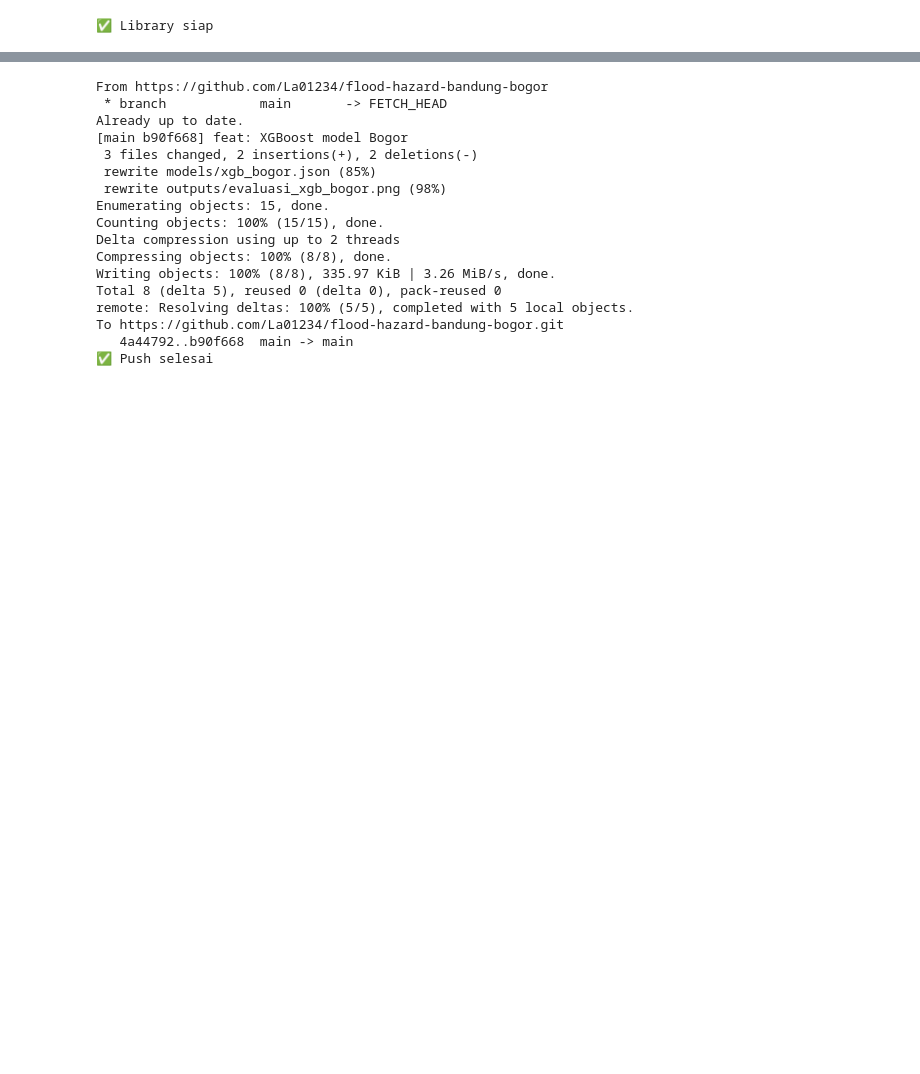
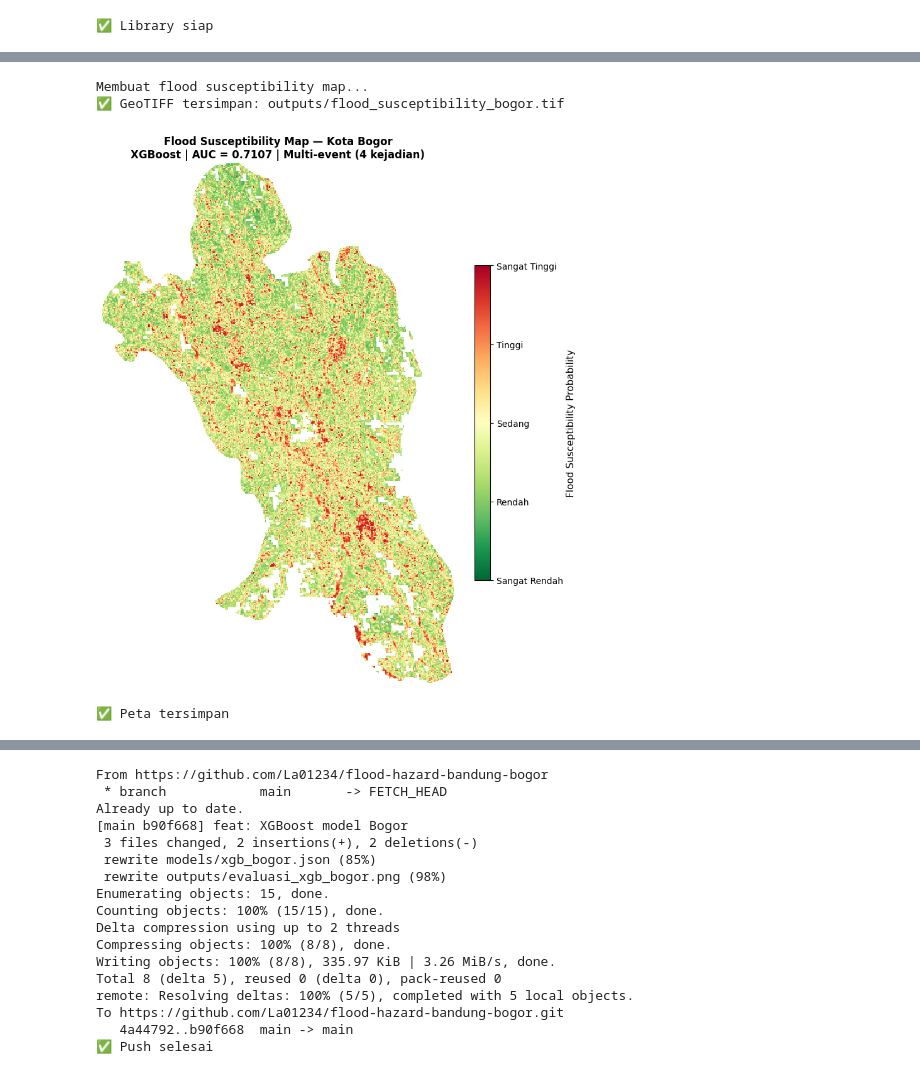
Before and after one commit to La01234/flood-hazard-bandung-bogor, a Jupyter notebook: notebooks/B_bogor_xgb.ipynb, the cells around one changed output, grey strips where cells are left out. Cells and saved outputs as stored; diff of their text form; code cells hidden in the pictures; blank space fills up the shorter version.

```diff
--- a/notebooks/B_bogor_xgb.ipynb
+++ b/notebooks/B_bogor_xgb.ipynb
@@ -440,0 +512,68 @@ print(f"   Ukuran: {os.path.getsize(f'models/xgb_{CITY}.json')/1e6:.1f} MB")
+# %%
+print("Membuat flood susceptibility map...")
+
+with rasterio.open(f'data/raw/flood_features_{CITY}_v2.tif') as src:
+    data_full = src.read()
+    profile   = src.profile
+
+n_bands, height, width = data_full.shape
+flat_all = data_full.reshape(n_bands, -1).T
+df_all   = pd.DataFrame(flat_all, columns=band_names)
+
+X_all       = df_all[feature_cols_model].values
+X_all_clean = pd.DataFrame(X_all, columns=feature_cols_model)
+X_all_clean.replace([np.inf, -np.inf], np.nan, inplace=True)
+for col in feature_cols_model:
+    med = df[col].median()
+    X_all_clean[col] = X_all_clean[col].fillna(med)
+
+valid_mask = ~X_all_clean.isnull().any(axis=1).values
+proba_map  = np.full(len(df_all), np.nan)
+proba_map[valid_mask] = best_xgb.predict_proba(
+    X_all_clean.values[valid_mask]
+)[:, 1]
+
+study_flat = df_all['study_mask'].values
+proba_map[study_flat != 1] = np.nan
+
+proba_2d = proba_map.reshape(height, width)
+
+out_profile = profile.copy()
+out_profile.update(count=1, dtype='float32', nodata=-9999)
+
+out_tif = f'outputs/flood_susceptibility_{CITY}.tif'
+with rasterio.open(out_tif, 'w', **out_profile) as dst:
+    proba_out = np.where(np.isnan(proba_2d), -9999, proba_2d).astype('float32')
+    dst.write(proba_out, 1)
+
+print(f"✅ GeoTIFF tersimpan: {out_tif}")
+# %% [output]
+Membuat flood susceptibility map...
+✅ GeoTIFF tersimpan: outputs/flood_susceptibility_bogor.tif
+# %%
+fig, ax = plt.subplots(figsize=(10, 9))
+
+proba_display = np.where(proba_2d == -9999, np.nan, proba_2d)
+im = ax.imshow(proba_display, cmap='RdYlGn_r', vmin=0, vmax=1,
+               interpolation='nearest')
+
+cbar = plt.colorbar(im, ax=ax, fraction=0.03, pad=0.04)
+cbar.set_label('Flood Susceptibility Probability', fontsize=11)
+cbar.set_ticks([0, 0.25, 0.5, 0.75, 1.0])
+cbar.set_ticklabels(['Sangat Rendah', 'Rendah', 'Sedang', 'Tinggi', 'Sangat Tinggi'])
+
+ax.set_title(
+    f'Flood Susceptibility Map — Kota Bogor\n'
+    f'XGBoost | AUC = {auc:.4f} | Multi-event (4 kejadian)',
+    fontsize=12, fontweight='bold'
+)
+ax.axis('off')
+
+plt.tight_layout()
+plt.savefig(f'outputs/flood_susceptibility_map_{CITY}.png',
+            dpi=150, bbox_inches='tight')
+plt.show()
+print("✅ Peta tersimpan")
+# %% [output]
+[figure, added]
+✅ Peta tersimpan
```
Also changed, not shown: parts of 12 cells of this notebook, 6 other files.
